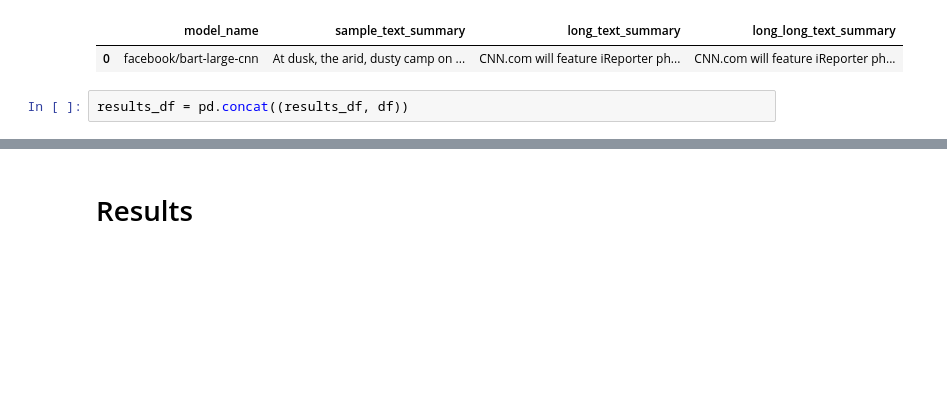
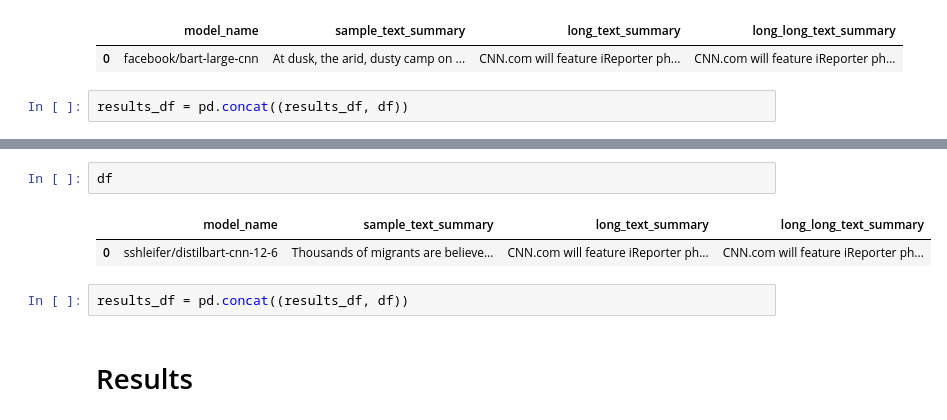
Before and after one commit to patrick-nanys/podcast-summarization-app, a Jupyter notebook: experiments/summarization/summarization_experiments.ipynb, the cells around one changed output, grey strips where cells are left out. Cells and saved outputs as stored; diff of their text form; blank space fills up the shorter version.

```diff
--- a/experiments/summarization/summarization_experiments.ipynb
+++ b/experiments/summarization/summarization_experiments.ipynb
@@ -227,3 +249,10 @@ results_df = pd.concat((results_df, df))
+# %%
+df
+# %% [output]
+|  | model_name | sample_text_summary | long_text_summary | long_long_text_summary |
+| 0 | sshleifer/distilbart-cnn-12-6 | Thousands of migrants are believe... | CNN.com will feature iReporter ph... | CNN.com will feature iReporter ph... |
+# %%
+results_df = pd.concat((results_df, df))
 # %% [markdown]
 # Results
 # %%
```
Also changed, not shown: parts of 9 cells of this notebook, 1 other file.
